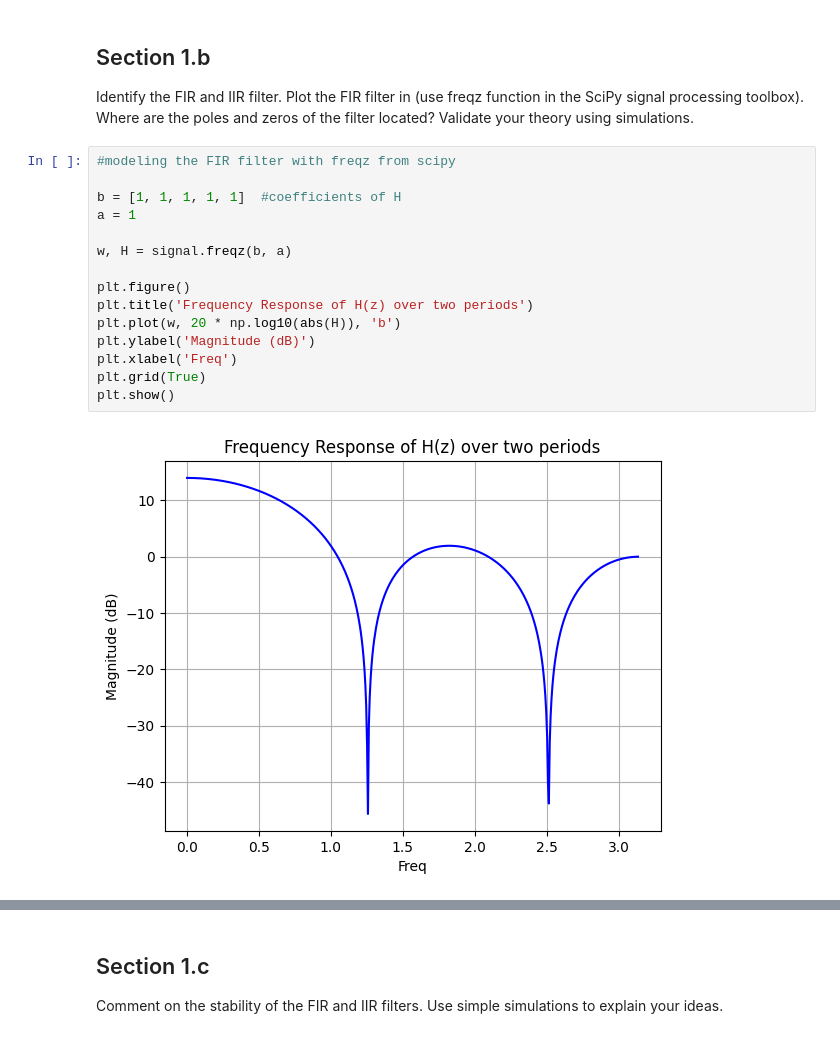
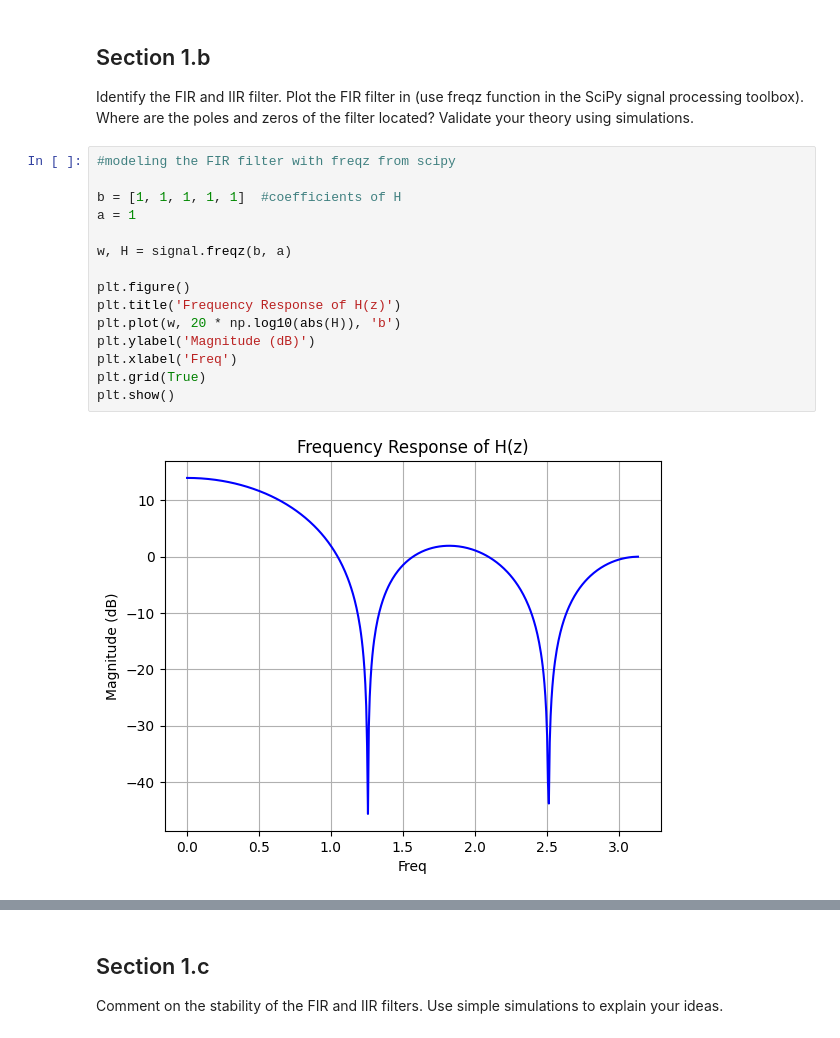
Before and after one commit to Sam-Bieberich/489, a Jupyter notebook: lab1.ipynb, the cells around one changed output, grey strips where cells are left out. Cells and saved outputs as stored; diff of their text form.

```diff
--- a/lab1.ipynb
+++ b/lab1.ipynb
@@ -120,20 +120,20 @@ filter located? Validate your theory using simulations.
 # %%
 #modeling the FIR filter with freqz from scipy
 
 b = [1, 1, 1, 1, 1]  #coefficients of H
 a = 1
 
 w, H = signal.freqz(b, a)
 
 plt.figure()
-plt.title('Frequency Response of H(z) over two periods')
+plt.title('Frequency Response of H(z)')
 plt.plot(w, 20 * np.log10(abs(H)), 'b')
 plt.ylabel('Magnitude (dB)')
 plt.xlabel('Freq')
 plt.grid(True)
 plt.show()
 # %% [output]
-[figure, old version]
+[figure, new version]
 # %%
 #showing the poles and zeroes
 
```
Also changed, not shown: parts of 13 cells of this notebook.
